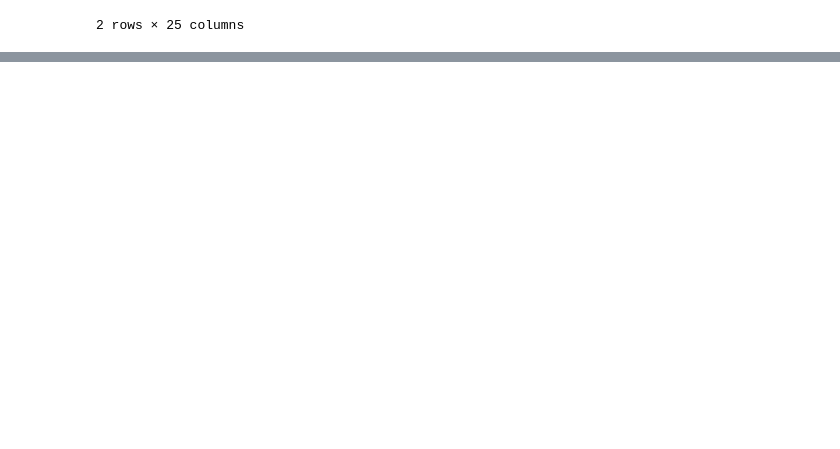
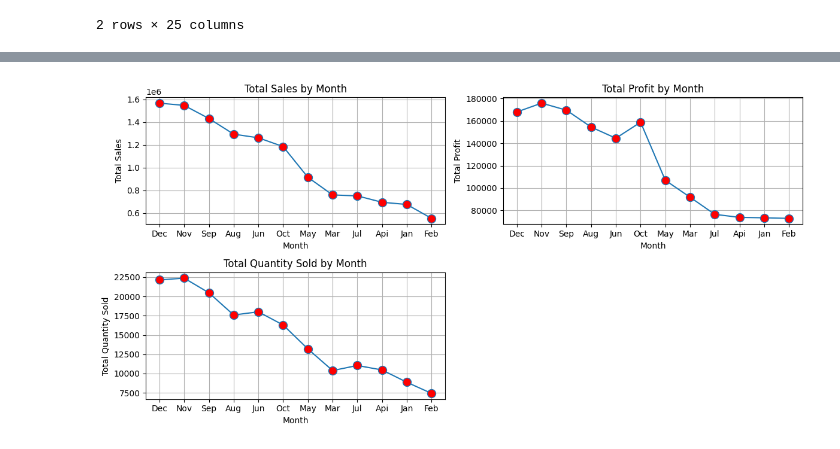
Before and after one commit to Sowndaryas12/python, a Jupyter notebook: EDA/Globar Super store Data Analysis/super_store.ipynb, the cells around one changed output, grey strips where cells are left out. Cells and saved outputs as stored; diff of their text form; code cells hidden in the pictures; blank space fills up the shorter version.

```diff
--- a/EDA/Globar Super store Data Analysis/super_store.ipynb
+++ b/EDA/Globar Super store Data Analysis/super_store.ipynb
@@ -71,0 +336,12 @@ df.head(2)
+# %%
+def quarter(month):
+    if month in [1,2,3]:
+        return "Quarter 1"
+    elif month in [4,5,6]:
+        return "Quarter 2"
+    elif month in [7,8,9]:
+        return "Quarter 3"
+    else:
+        return "Quarter 4"
+
+df['Quarters'] = df['Month'].apply(quarter)
@@ -71,0 +584,6 @@ df.head(2)
+# %%
+monthly_data = df.groupby('Month').agg({
+    'Sales': 'sum',
+    'Profit': 'sum',
+    'Quantity': 'sum',
+}).sort_values(by='Sales', ascending=False).reset_index()
@@ -71,0 +606,31 @@ df.head(2)
+# %%
+plt.figure(figsize=(12, 6))
+
+# Sales plot
+plt.subplot(2, 2, 1)
+plt.plot(monthly_data['Month'], monthly_data['Sales'], marker='o', markerfacecolor='red', markersize=10)
+plt.grid()
+plt.title('Total Sales by Month')
+plt.xlabel('Month')
+plt.ylabel('Total Sales')
+
+# Profit plot
+plt.subplot(2, 2, 2)
+plt.plot(monthly_data['Month'], monthly_data['Profit'], marker='o', markerfacecolor='red', markersize=10)
+plt.grid()
+plt.title('Total Profit by Month')
+plt.xlabel('Month')
+plt.ylabel('Total Profit')
+
+# Quantity plot
+plt.subplot(2, 2, 3)
+plt.plot(monthly_data['Month'], monthly_data['Quantity'], marker='o', markerfacecolor='red', markersize=10)
+plt.grid()
+plt.title('Total Quantity Sold by Month')
+plt.xlabel('Month')
+plt.ylabel('Total Quantity Sold')
+
+plt.tight_layout()
+plt.show()
+# %% [output]
+[figure, added]
```
Also changed, not shown: parts of 137 cells of this notebook, 31 other files.
